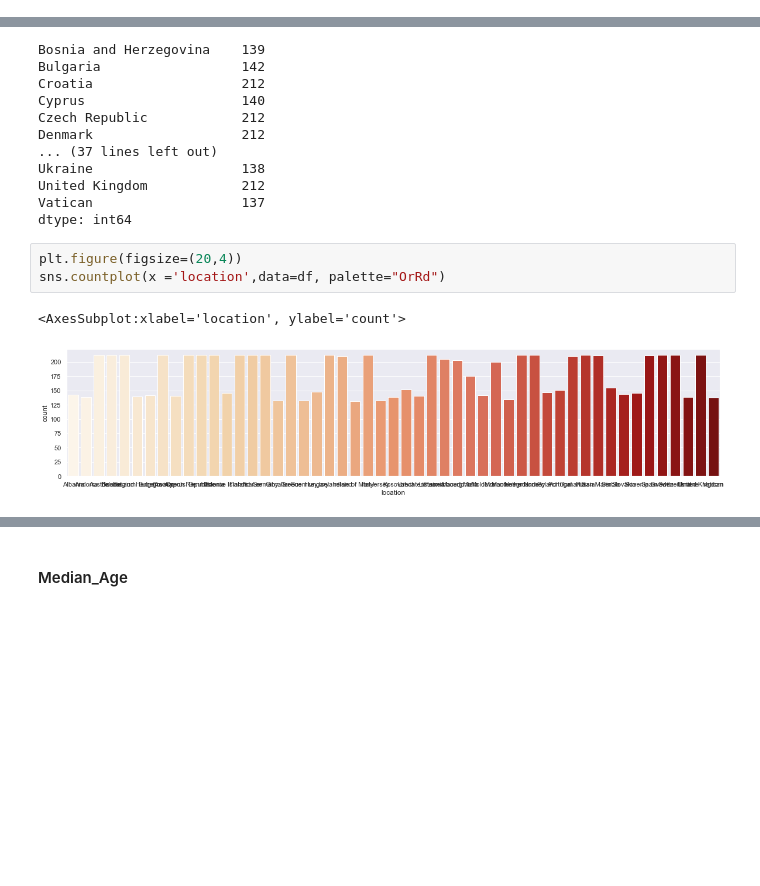
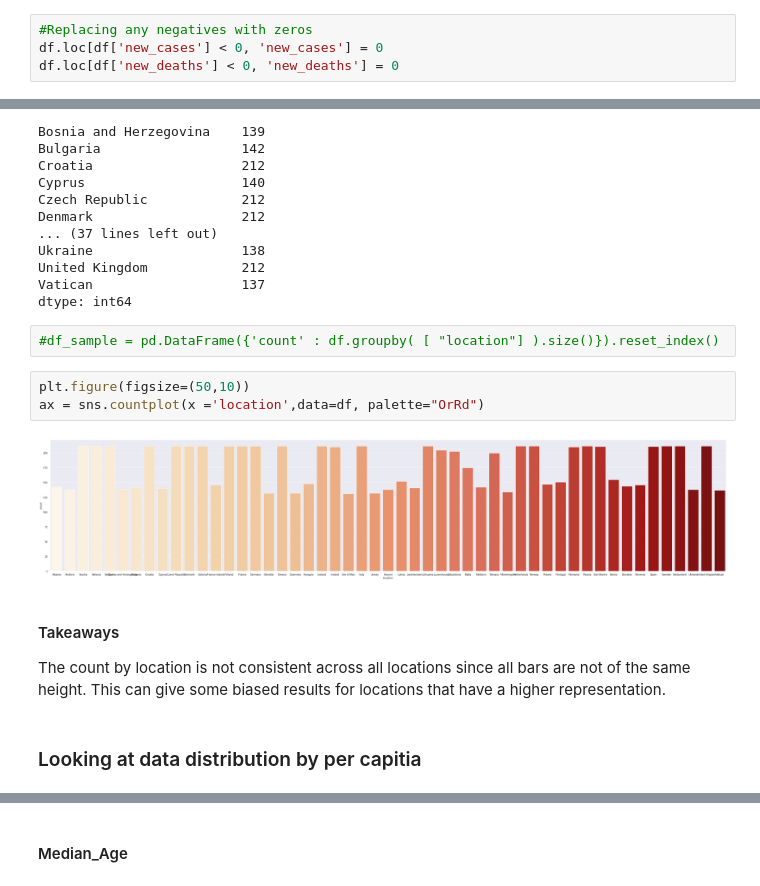
Before and after one commit to kamsingh11/Covid-19, a Jupyter notebook: COVID-19.ipynb, the cells around one changed output, grey strips where cells are left out. Cells and saved outputs as stored; diff of their text form; blank space fills up the shorter version.

```diff
--- a/COVID-19.ipynb
+++ b/COVID-19.ipynb
@@ -263,3 +295,7 @@ Index(['iso_code', 'continent', 'location', 'date', 'total_cases', 'new_cases',
+# %%
+#Replacing any negatives with zeros
+df.loc[df['new_cases'] < 0, 'new_cases'] = 0
+df.loc[df['new_deaths'] < 0, 'new_deaths'] = 0
 # %% [markdown]
 ## Graphical Exploratory Analysis
 # %% [markdown]
@@ -350,12 +389,19 @@ Ukraine                   138
 United Kingdom            212
 Vatican                   137
 dtype: int64
+# %%
+#df_sample = pd.DataFrame({'count' : df.groupby( [ "location"] ).size()}).reset_index()
 # %%
-plt.figure(figsize=(20,4))
-sns.countplot(x ='location',data=df, palette="OrRd")
+plt.figure(figsize=(50,10))
+ax = sns.countplot(x ='location',data=df, palette="OrRd")
 # %% [output]
-<AxesSubplot:xlabel='location', ylabel='count'>
-[figure, old version]
+[figure, new version]
+# %% [markdown]
+#### Takeaways
+The count by location is not consistent across all locations since all bars are not of the same height. This can give some
+biased results for locations that have a higher representation.
+# %% [markdown]
+### Looking at data distribution by per capitia
 # %%
 (ggplot(df, aes(x='gdp_per_capita'))
  + geom_histogram(bins=12,
```
Also changed, not shown: parts of 42 cells of this notebook.
